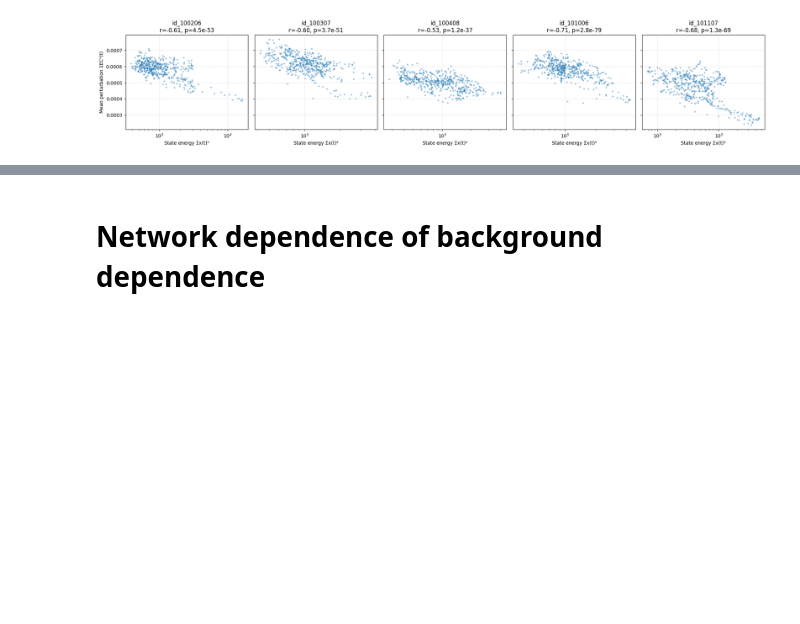
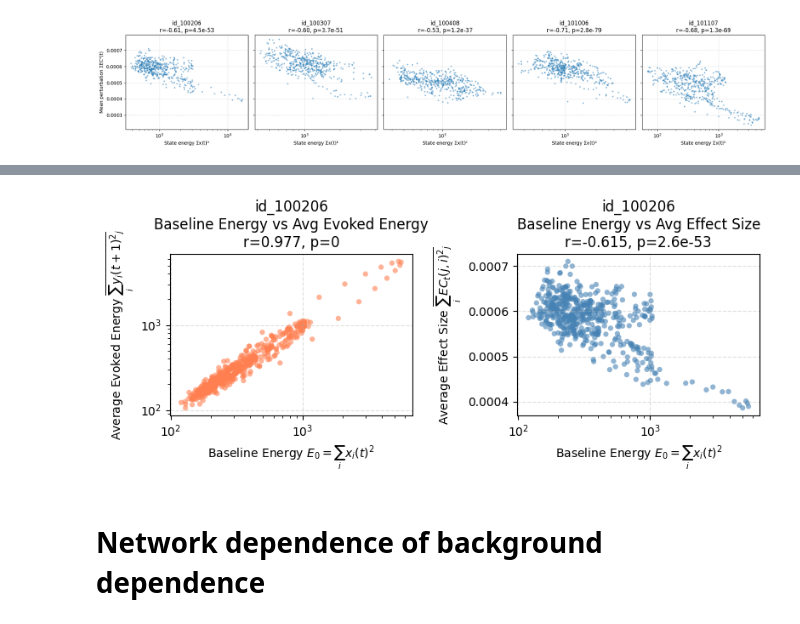
Before and after one commit to grabuffo/BrainStim_ANN_fMRI_HCP, a Jupyter notebook: notebooks/Background_dependence.ipynb, the cells around one changed output, grey strips where cells are left out. Saved outputs shown, nothing was run; the diff lists cells and outputs as text; code cells hidden in the pictures; blank space fills up the shorter version.

```diff
--- a/notebooks/Background_dependence.ipynb
+++ b/notebooks/Background_dependence.ipynb
@@ -184,3 +333,68 @@ plt.show()
+# %%
+# =====================================================
+# 📊 Scatter plots: baseline energy vs AVERAGE effects across all regions
+# =====================================================
+
+# SELECT SUBJECT
+sid = subjects[0]  # change this to desired subject
+
+EC_t = ECts[sid]
+X = Xs[sid]
+M, N = EC_t.shape[0], EC_t.shape[1]
+
+# Baseline state energy at time t (use only first M samples to match EC_t)
+x_t = X[:M, -N:]  # last N entries = state at time t
+E_baseline = np.sum(x_t**2, axis=1)  # (M,)
+
+# Average effect size across all regions: mean L2 norm of EC_t
+effect_size_avg = np.mean(np.sum(EC_t**2, axis=2), axis=1)  # (M,)
+
+# Load model
+model_path = os.path.join(models_dir, f"{sid}_MLP.pt")
+model = load_model(model_path, X[:M], EC_t.mean(axis=(1,2)))
+
+with torch.no_grad():
+    y_baseline = model(torch.tensor(X[:M], dtype=torch.float, device=device)).detach().cpu().numpy()  # (M, N)
+
+# Average evoked energy across all stimulated regions
+E_evoked_all = []
+for j in range(N):
+    y_perturbed_j = y_baseline + EC_t[:, j, :]  # (M, N) - state with region j stimulated
+    E_perturbed_j = np.sum(y_perturbed_j**2, axis=1)  # (M,)
+    E_evoked_all.append(E_perturbed_j)
+
+E_evoked_avg = np.mean(E_evoked_all, axis=0)  # (M,) - average across all regions
+
+# Create two subplots
+fig, (ax2, ax1) = plt.subplots(1, 2, figsize=(8, 3.5))
+
+# Plot 1: Baseline energy vs Average effect size
+ax1.scatter(E_baseline, effect_size_avg, s=20, alpha=0.6, edgecolors='none', color='steelblue')
+r1, p1 = pearsonr(E_baseline, effect_size_avg)
+ax1.set_xlabel(r'Baseline Energy $E_0 = \sum_i x_i(t)^2$')
+ax1.set_ylabel(r'Average Effect Size $\overline{\sum_i EC_t(j,i)^2}_j$')
+ax1.set_title(f'{sid}\nBaseline Energy vs Avg Effect Size\nr={r1:.3f}, p={p1:.2g}')
+ax1.grid(ls='--', alpha=0.4)
+ax1.set_xscale('log')
+
+# Plot 2: Baseline energy vs Average evoked energy
+ax2.scatter(E_baseline, E_evoked_avg, s=20, alpha=0.6, edgecolors='none', color='coral')
+r2, p2 = pearsonr(E_baseline, E_evoked_avg)
+ax2.set_xlabel(r'Baseline Energy $E_0 = \sum_i x_i(t)^2$')
+ax2.set_ylabel(r'Average Evoked Energy $\overline{\sum_i y_i(t+1)^2}_j$')
+ax2.set_title(f'{sid}\nBaseline Energy vs Avg Evoked Energy\nr={r2:.3f}, p={p2:.2g}')
+ax2.grid(ls='--', alpha=0.4)
+ax2.set_xscale('log')
+ax2.set_yscale('log')
+
+plt.tight_layout()
+plt.show()
+
+del model
+gc.collect()
+torch.cuda.empty_cache()
+# %% [output]
+[figure, added]
 # %% [markdown]
 # Network dependence of background dependence
 # %% [markdown]
```
Also changed, not shown: parts of 4 cells of this notebook.
